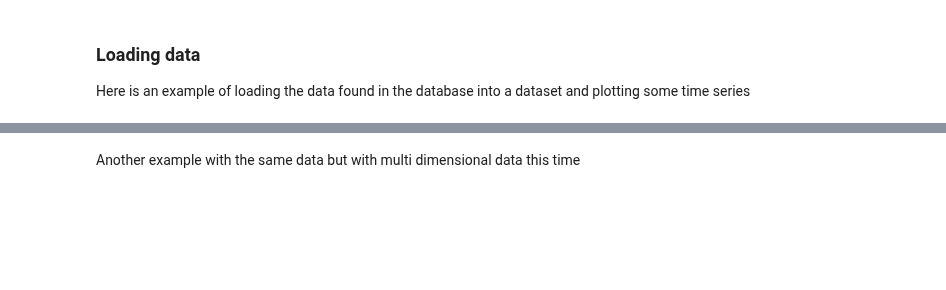
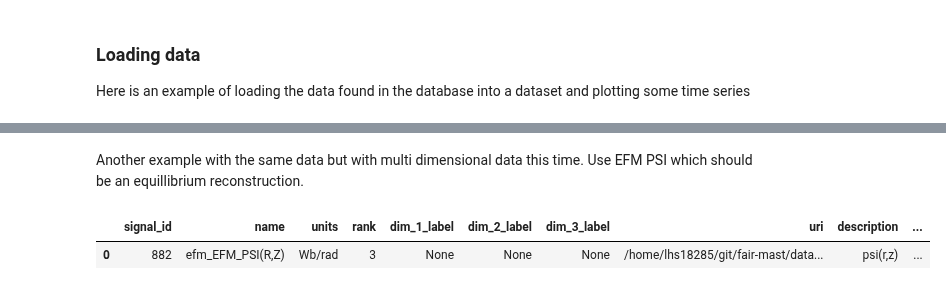
Before and after one commit to ukaea/fair-mast, a Jupyter notebook: db_query_example.ipynb, the cells around one changed output, grey strips where cells are left out. Cells and saved outputs as stored; diff of their text form; code cells hidden in the pictures; blank space fills up the shorter version.

```diff
--- a/db_query_example.ipynb
+++ b/db_query_example.ipynb
@@ -137,5 +140,17 @@ plt.legend()
 # %% [markdown]
-Another example with the same data but with multi dimensional data this time
+Another example with the same data but with multi dimensional data this time. Use EFM PSI which should be an equillibrium reconstruction.
+# %%
+# Query for signal data, filter only names containing 'acd'
+qsignal = (
+    session.query(signals)
+    .filter(signals.c.name.contains('efm_EFM_PSI(R,Z)'))
+)
+
+result = pd.read_sql(qsignal.statement, con=engine.connect())
+result
+# %% [output]
+|  | signal_id | name | units | rank | dim_1_label | dim_2_label | dim_3_label | uri | description | ... |
+| 0 | 882 | efm_EFM_PSI(R,Z) | Wb/rad | 3 | None | None | None | /home/lhs18285/git/fair-mast/data... | psi(r,z) | ... |
 # %%
 # Read data
 data = {row['name']: open_datatree(row.uri, engine='zarr') for index, row in result[['name', 'uri']].iterrows()}
```
Also changed, not shown: parts of 4 cells of this notebook.
